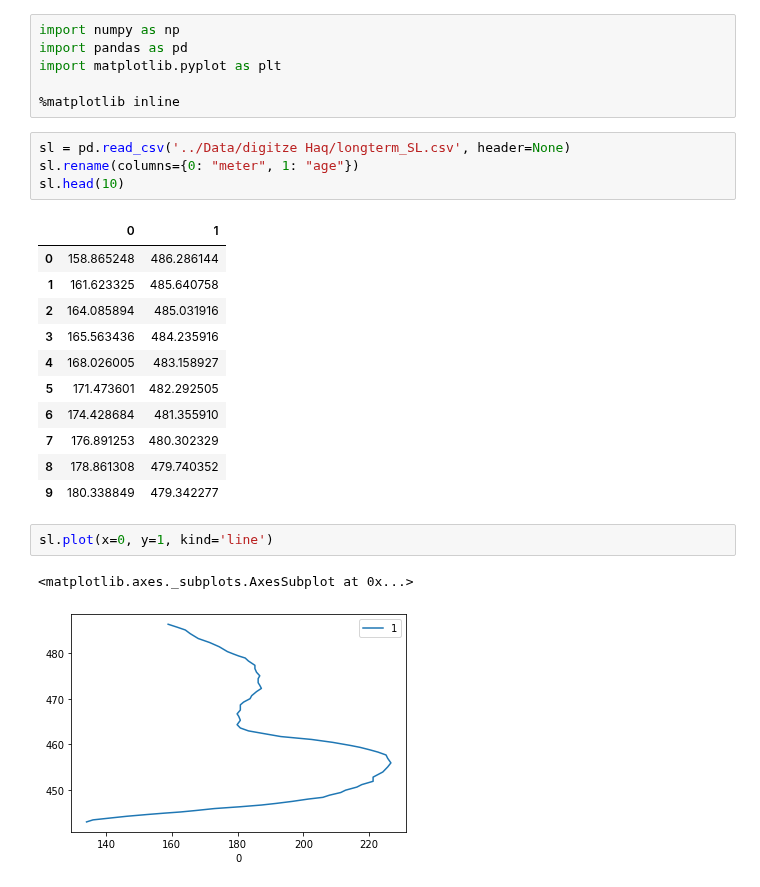
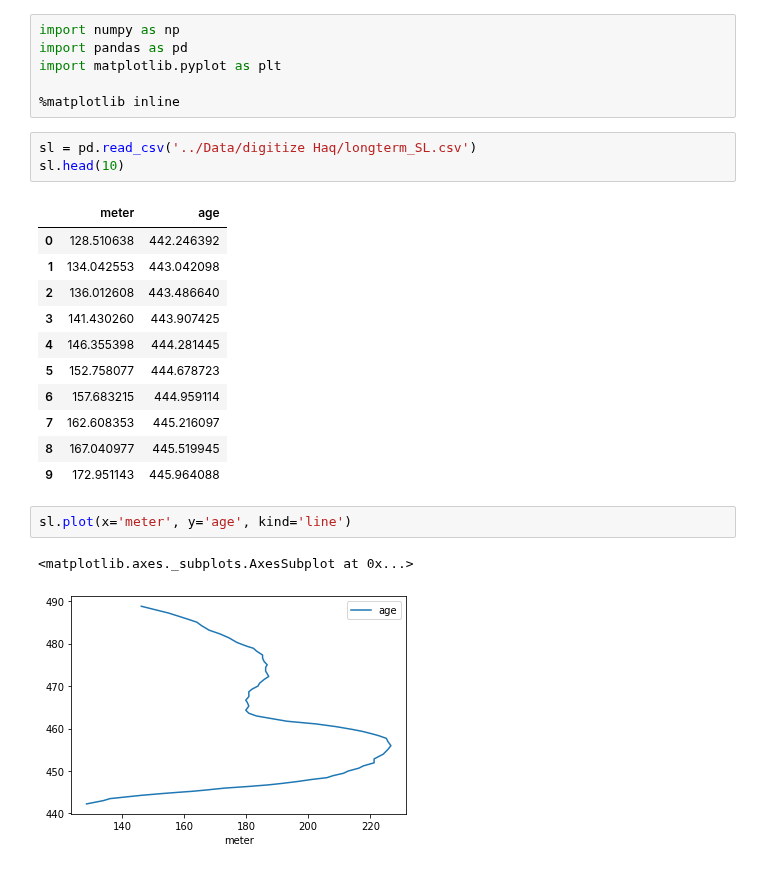
Before and after one commit to datuadiatma/avila_etal_2022, a Jupyter notebook: Notebook/Sea Levels.ipynb, the cells around one changed output. Saved outputs shown, nothing was run; the diff lists cells and outputs as text.

```diff
--- a/Notebook/Sea Levels.ipynb
+++ b/Notebook/Sea Levels.ipynb
@@ -5,26 +5,25 @@ import matplotlib.pyplot as plt
 
 %matplotlib inline
 # %%
-sl = pd.read_csv('../Data/digitze Haq/longterm_SL.csv', header=None)
-sl.rename(columns={0: "meter", 1: "age"})
+sl = pd.read_csv('../Data/digitize Haq/longterm_SL.csv')
 sl.head(10)
 # %% [output]
-|  | 0 | 1 |
-| 0 | 158.865248 | 486.286144 |
-| 1 | 161.623325 | 485.640758 |
-| 2 | 164.085894 | 485.031916 |
-| 3 | 165.563436 | 484.235916 |
-| 4 | 168.026005 | 483.158927 |
-| 5 | 171.473601 | 482.292505 |
-| 6 | 174.428684 | 481.355910 |
-| 7 | 176.891253 | 480.302329 |
-| 8 | 178.861308 | 479.740352 |
-| 9 | 180.338849 | 479.342277 |
+|  | meter | age |
+| 0 | 128.510638 | 442.246392 |
+| 1 | 134.042553 | 443.042098 |
+| 2 | 136.012608 | 443.486640 |
+| 3 | 141.430260 | 443.907425 |
+| 4 | 146.355398 | 444.281445 |
+| 5 | 152.758077 | 444.678723 |
+| 6 | 157.683215 | 444.959114 |
+| 7 | 162.608353 | 445.216097 |
+| 8 | 167.040977 | 445.519945 |
+| 9 | 172.951143 | 445.964088 |
 # %%
-sl.plot(x=0, y=1, kind='line')
+sl.plot(x='meter', y='age', kind='line')
 # %% [output]
 <matplotlib.axes._subplots.AxesSubplot at 0x...>
-[figure, old version]
+[figure, new version]
 # %%
 import statsmodels.api as sm
 lowess = sm.nonparametric.lowess
```
Also changed, not shown: parts of 4 cells of this notebook, 8 other files.
